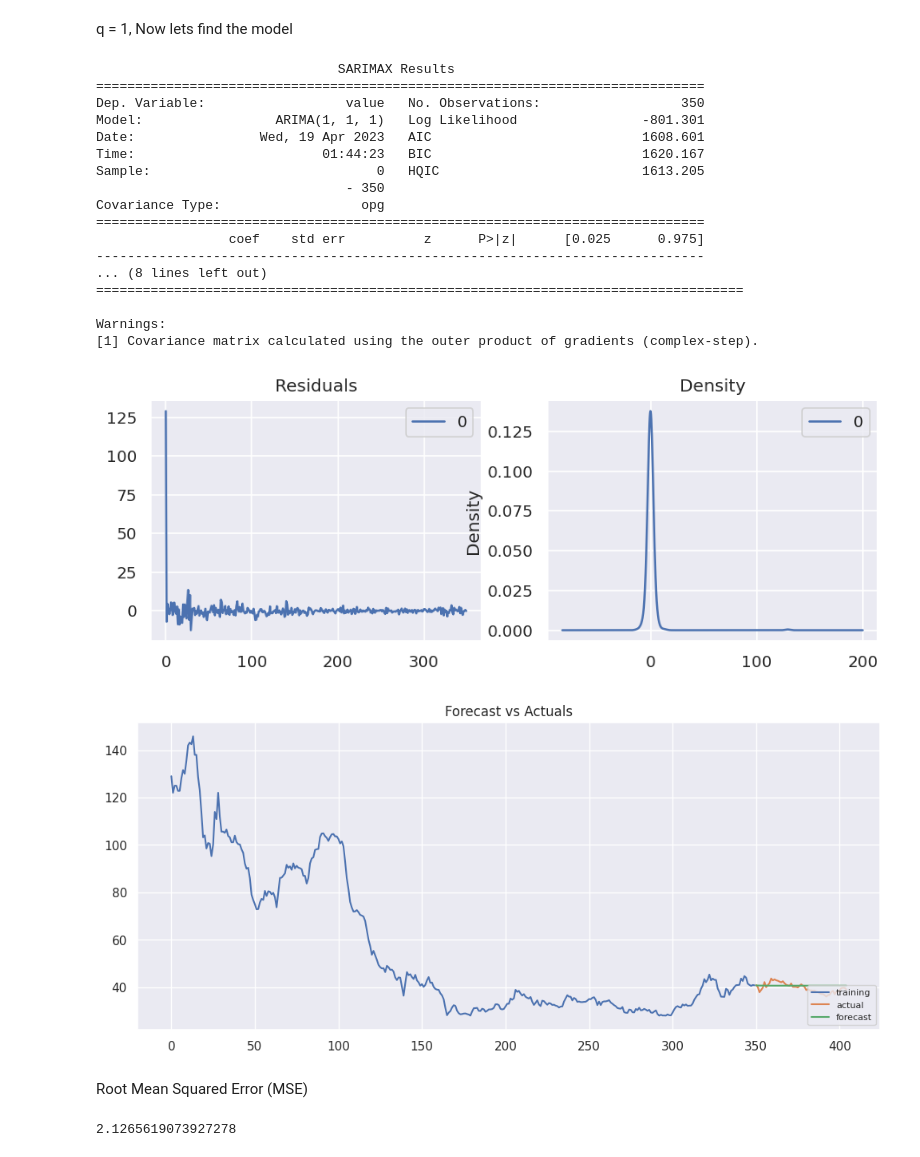
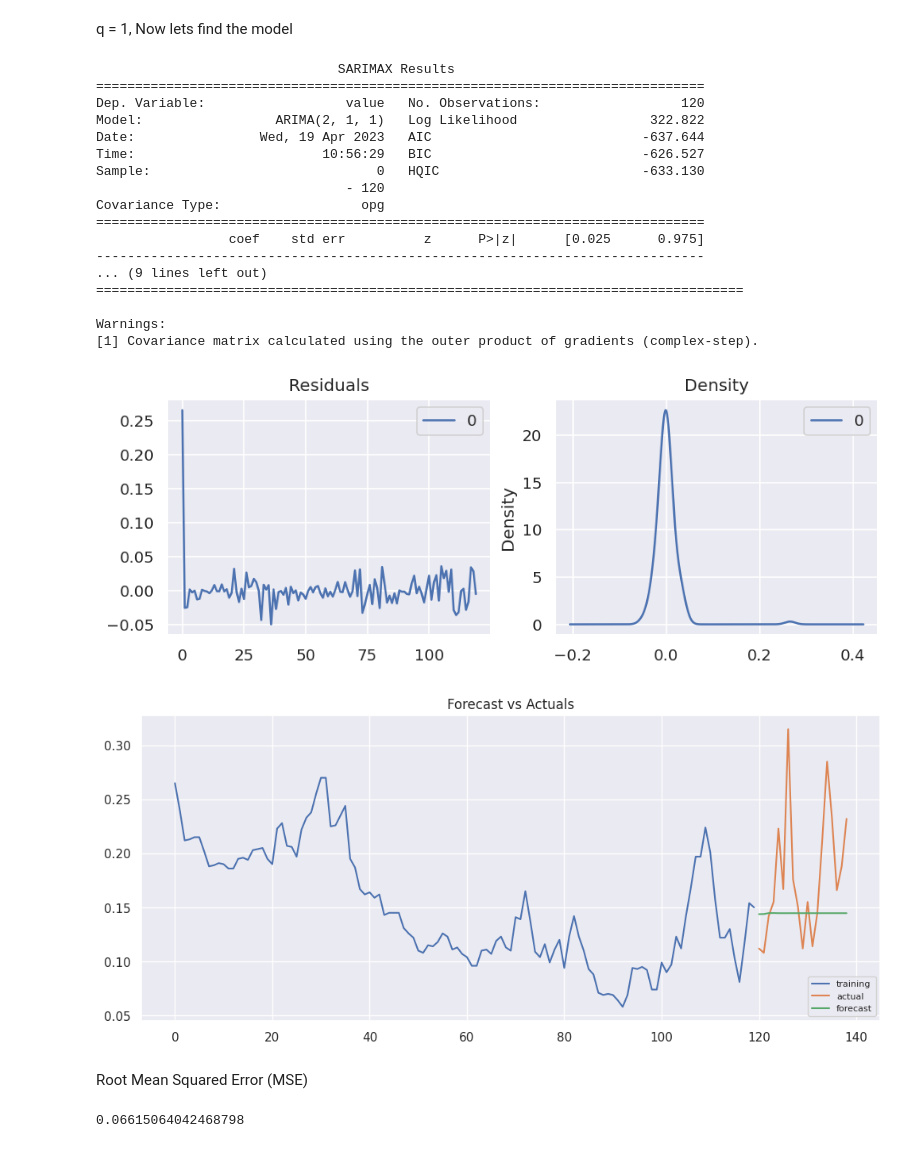
Before and after one commit to ananthk19/time_series_withQuandl_RESTAPI, a Jupyter notebook: ub.ipynb, the cells around one changed output. Saved outputs shown, nothing was run; the diff lists cells and outputs as text; code cells hidden in the pictures.

```diff
--- a/ub.ipynb
+++ b/ub.ipynb
@@ -18,7 +17,7 @@ def forecast_accuracy(forecast, actual):
 # %% [markdown]
 Let's retrieve the data
 # %%
-ub_df = quandl.get('HKEX/06609')
+ub_df = quandl.get('HKEX/10276')
 print(ub_df.shape)
 ub_df.info()
 # %% [output]
@@ -133,26 +132,26 @@ plt.show()
 q = 1, Now lets find the model
 # %%
 from statsmodels.tsa.arima.model import ARIMA
-train = df[:350]
-test = df[350:]
+train = df[:120]
+test = df[120:]
 # 1,3,3 ARIMA Model
-model = ARIMA(train.value, order=(1,1,1))
+model = ARIMA(train.value, order=(2,1,1))
 fitted = model.fit()
 print(fitted.summary())
 # %% [output]
                                SARIMAX Results
 ==============================================================================
-Dep. Variable:                  value   No. Observations:                  350
-Model:                 ARIMA(1, 1, 1)   Log Likelihood                -801.301
-Date:                Wed, 19 Apr 2023   AIC                           1608.601
-Time:                        01:44:23   BIC                           1620.167
-Sample:                             0   HQIC                          1613.205
-                                - 350
+Dep. Variable:                  value   No. Observations:                  120
+Model:                 ARIMA(2, 1, 1)   Log Likelihood                 322.822
+Date:                Wed, 19 Apr 2023   AIC                           -637.644
+Time:                        10:56:29   BIC                           -626.527
+Sample:                             0   HQIC                          -633.130
+                                - 120
 Covariance Type:                  opg
 ==============================================================================
                  coef    std err          z      P>|z|      [0.025      0.975]
 ------------------------------------------------------------------------------
-... (8 lines left out)
+... (9 lines left out)
 ===================================================================================
 
 Warnings:
@@ -165,25 +164,25 @@ residuals.plot(title="Residuals", ax=ax[0])
 residuals.plot(kind='kde', title='Density', ax=ax[1])
 plt.show()
 # %% [output]
-[figure, old version]
+[figure, new version]
 # %%
 #Forecast
-forecast = fitted.predict(start=350, end=404)
+forecast = fitted.predict(start=120, end=138)
 # print(forecast)
 
 plt.figure(figsize=(12,5), dpi=100)
 plt.plot(train.value, label='training')
 plt.plot(test.value, label='actual')
 plt.plot(forecast, label='forecast')
 plt.title('Forecast vs Actuals')
 plt.legend(loc='lower right', fontsize=8)
 plt.show()
 # %% [output]
-[figure, old version]
+[figure, new version]
 # %% [markdown]
 Root Mean Squared Error (MSE)
 # %%
 print(forecast_accuracy(forecast,test.value))
 # test.value
 # %% [output]
-2.1265619073927278
+0.06615064042468798
```
Also changed, not shown: parts of 8 cells of this notebook, 1 other file.
